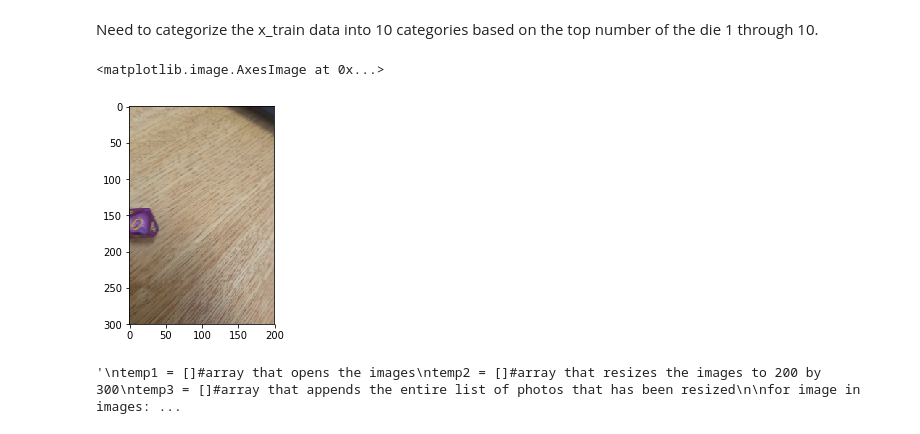
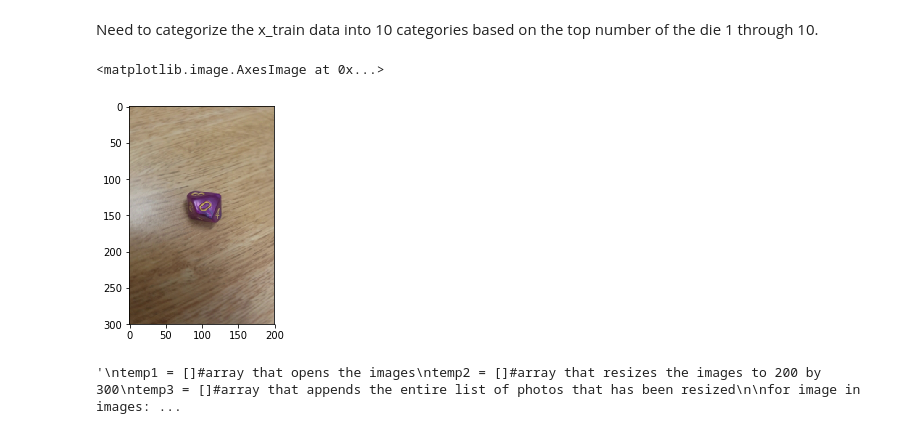
Before and after one commit to ColeAlves/DiceDetector, a Jupyter notebook: DiceDector.ipynb, the cells around one changed output. Drawn from its saved outputs; the diff is of its cells as text; code cells hidden in the pictures.

```diff
--- a/DiceDector.ipynb
+++ b/DiceDector.ipynb
@@ -206,10 +224,10 @@ processing fold # 3
 Need to categorize the x_train data into 10 categories based on the top number of the die 1 through 10.
 # %%
 import matplotlib.pyplot as plt
-plt.imshow(x_train[4, :, :, :])
+plt.imshow(x_train[1, :, :, :])
 # %% [output]
 <matplotlib.image.AxesImage at 0x...>
-[figure, old version]
+[figure, new version]
 # %%
 '''
 temp1 = []#array that opens the images
```
Also changed, not shown: parts of 9 cells of this notebook.
